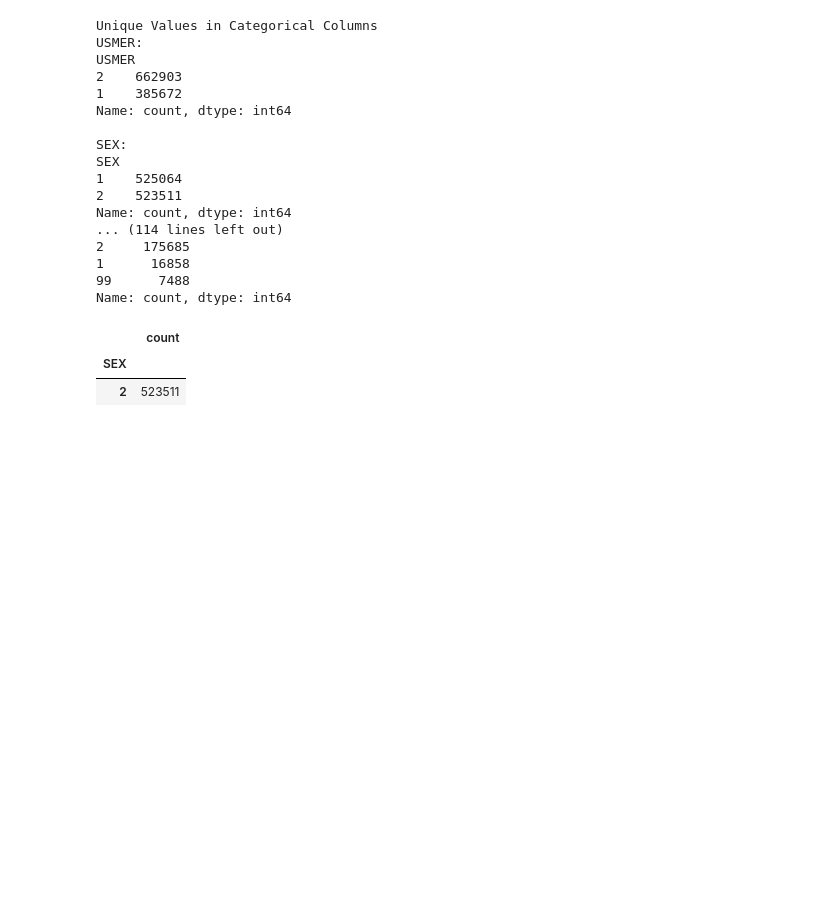
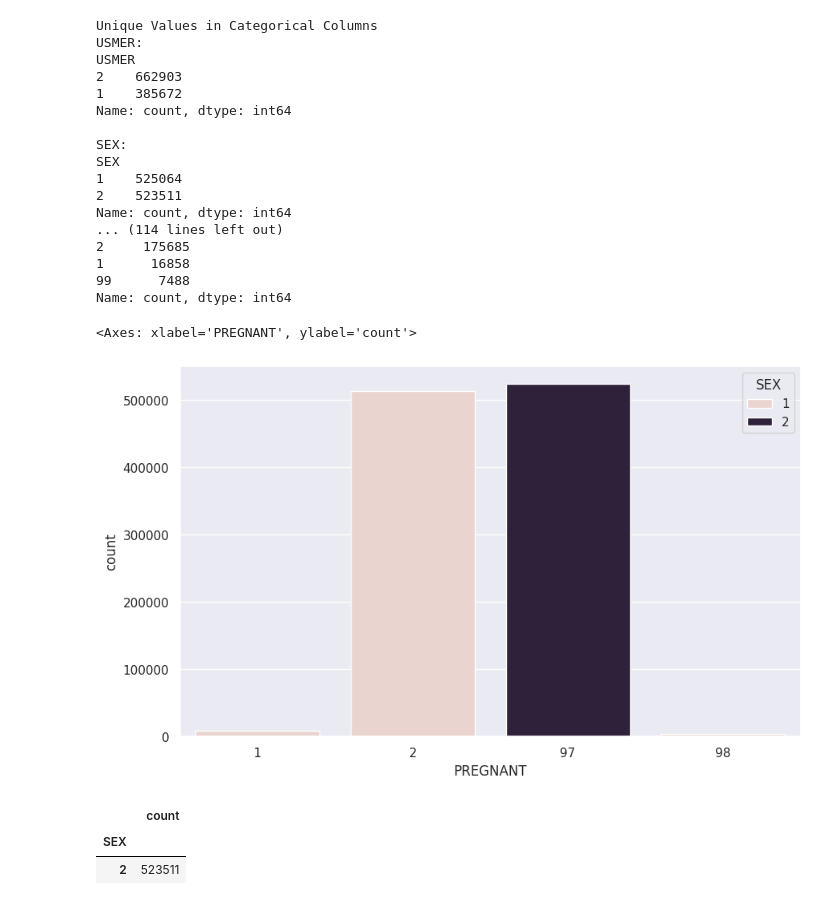
Before and after one commit to sauravkokane/Data-Science-Training, a Jupyter notebook: Covid_death_predictions.ipynb, the cells around one changed output. Cells and saved outputs as stored; diff of their text form; code cells hidden in the pictures; blank space fills up the shorter version.

```diff
--- a/Covid_death_predictions.ipynb
+++ b/Covid_death_predictions.ipynb
@@ -182,6 +184,11 @@ Name: count, dtype: int64
 1      16858
 99      7488
 Name: count, dtype: int64
+# %%
+sns.countplot(x='PREGNANT', hue='SEX', data=df)
+# %% [output]
+<Axes: xlabel='PREGNANT', ylabel='count'>
+[figure, added]
 # %%
 # checking gender of people who has 97 value in pregnant column
 df[df['PREGNANT']==97]['SEX'].value_counts()
```
Also changed, not shown: parts of 18 cells of this notebook.
